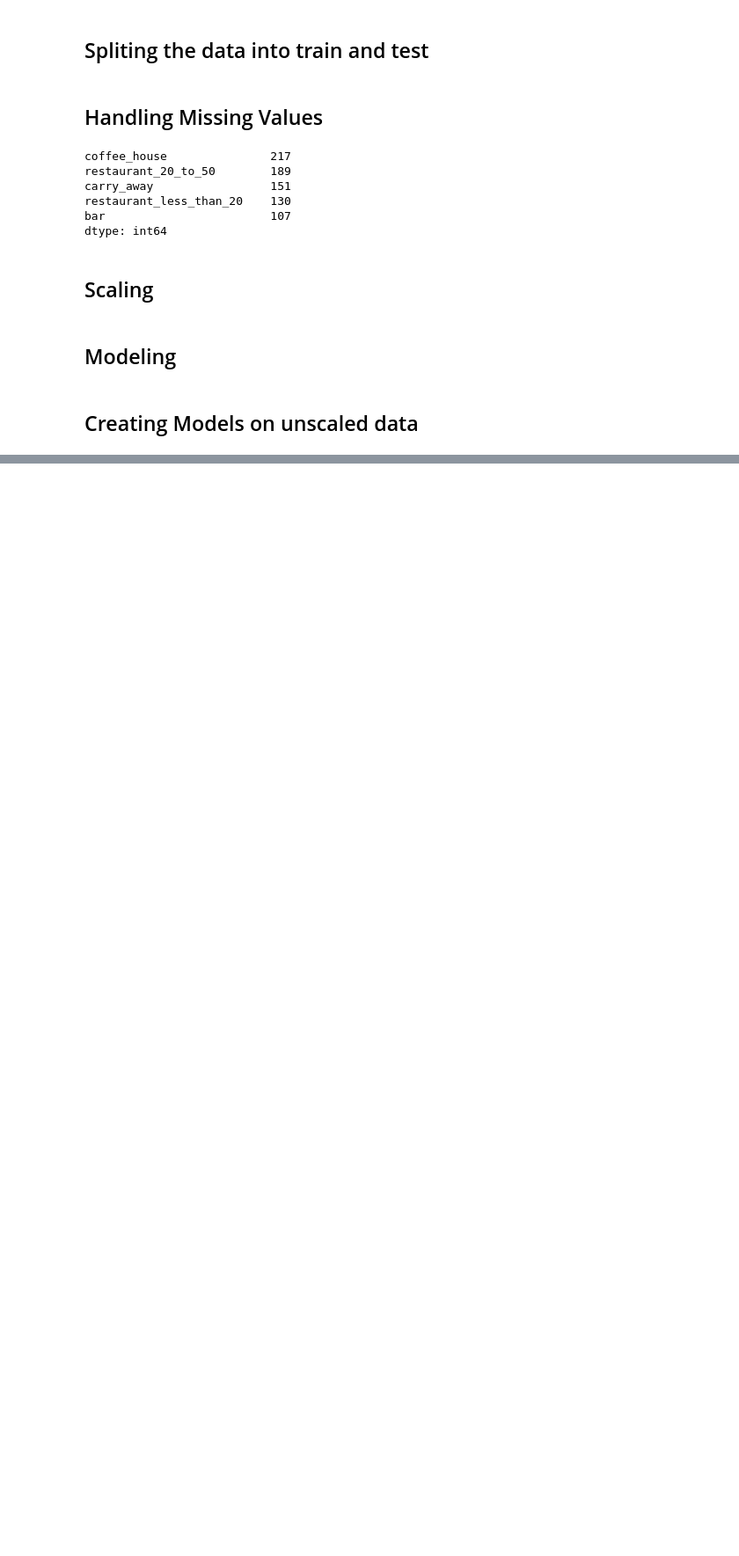
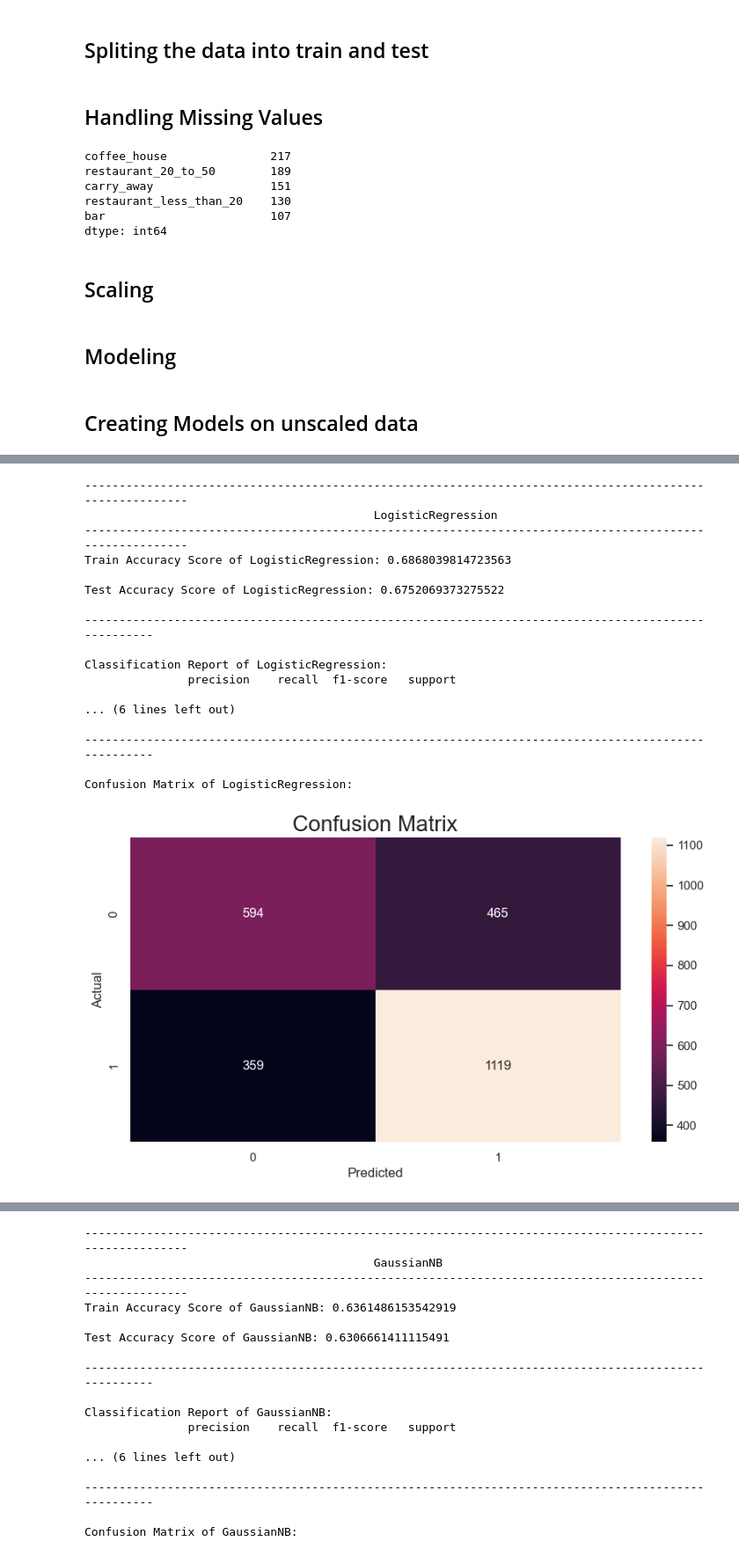
Before and after one commit to meghrajkonduskar/In-Drive-Coupon-Recommendation-Project, a Jupyter notebook: In-Drive-Coupon-Recommendation.ipynb, the cells around one changed output, grey strips where cells are left out. Shown at 88% size. Saved outputs shown, nothing was run; the diff lists cells and outputs as text; code cells hidden in the pictures; blank space fills up the shorter version.

```diff
--- a/In-Drive-Coupon-Recommendation.ipynb
+++ b/In-Drive-Coupon-Recommendation.ipynb
@@ -549,0 +561,26 @@ results
+# %%
+results_standardized_dataset = []
+for algo in algorithms:
+    print("---------------------------------------------------------------------------------------------------------")
+    print(f"                                          {algo.__name__}                                               ")
+    print("---------------------------------------------------------------------------------------------------------")
+    results_standardized_dataset.append(create_model(X_std_scaled_train, X_std_scaled_test, y_train, y_test, algo))
+# %% [output]
+---------------------------------------------------------------------------------------------------------
+                                          LogisticRegression
+---------------------------------------------------------------------------------------------------------
+Train Accuracy Score of LogisticRegression: 0.6868039814723563
+
+Test Accuracy Score of LogisticRegression: 0.6752069373275522
+
+----------------------------------------------------------------------------------------------------
+
+Classification Report of LogisticRegression:
+               precision    recall  f1-score   support
+
+... (6 lines left out)
+
+----------------------------------------------------------------------------------------------------
+
+Confusion Matrix of LogisticRegression:
+[figure, added]
@@ -549,0 +588,17 @@ results
+---------------------------------------------------------------------------------------------------------
+                                          GaussianNB
+---------------------------------------------------------------------------------------------------------
+Train Accuracy Score of GaussianNB: 0.6361486153542919
+
+Test Accuracy Score of GaussianNB: 0.6306661411115491
+
+----------------------------------------------------------------------------------------------------
+
+Classification Report of GaussianNB:
+               precision    recall  f1-score   support
+
+... (6 lines left out)
+
+----------------------------------------------------------------------------------------------------
+
+Confusion Matrix of GaussianNB:
```
Also changed, not shown: parts of 33 cells of this notebook, 4 other files.
